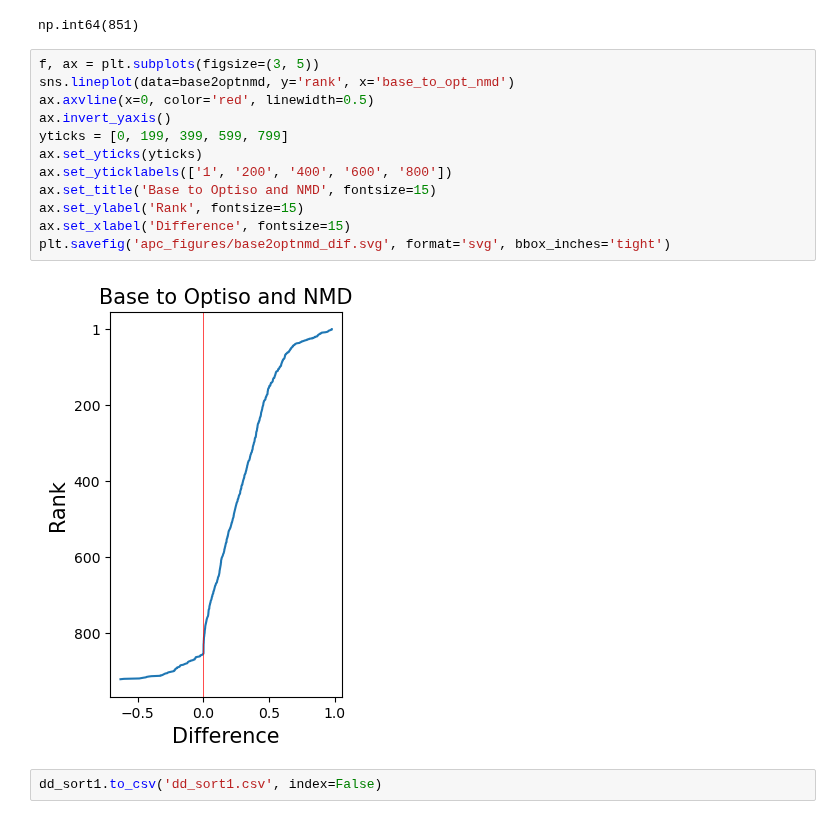
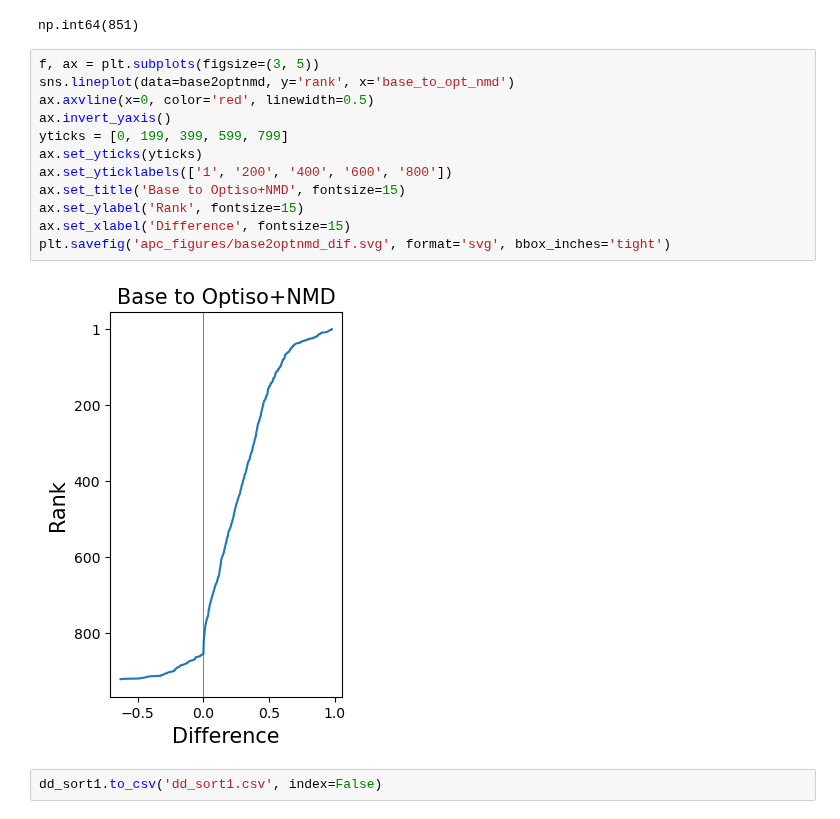
Before and after one commit to KorfLab/isoforms, a Jupyter notebook: APCanalysis/apc_paper.ipynb, the cells around one changed output. Cells and saved outputs as stored; diff of their text form.

```diff
--- a/APCanalysis/apc_paper.ipynb
+++ b/APCanalysis/apc_paper.ipynb
@@ -334,17 +334,17 @@ np.int64(851)
 # %%
 f, ax = plt.subplots(figsize=(3, 5))
 sns.lineplot(data=base2optnmd, y='rank', x='base_to_opt_nmd')
 ax.axvline(x=0, color='red', linewidth=0.5)
 ax.invert_yaxis()
 yticks = [0, 199, 399, 599, 799]
 ax.set_yticks(yticks)
 ax.set_yticklabels(['1', '200', '400', '600', '800'])
-ax.set_title('Base to Optiso and NMD', fontsize=15)
+ax.set_title('Base to Optiso+NMD', fontsize=15)
 ax.set_ylabel('Rank', fontsize=15)
 ax.set_xlabel('Difference', fontsize=15)
 plt.savefig('apc_figures/base2optnmd_dif.svg', format='svg', bbox_inches='tight')
 # %% [output]
-[figure, old version]
+[figure, new version]
 # %%
 dd_sort1.to_csv('dd_sort1.csv', index=False)
 # %%
```
Also changed, not shown: parts of 12 cells of this notebook.
